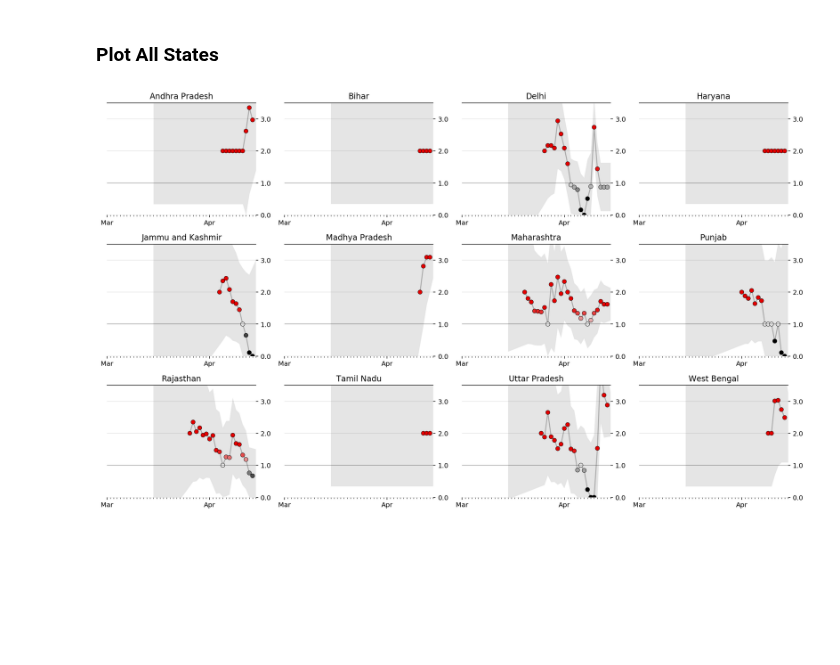
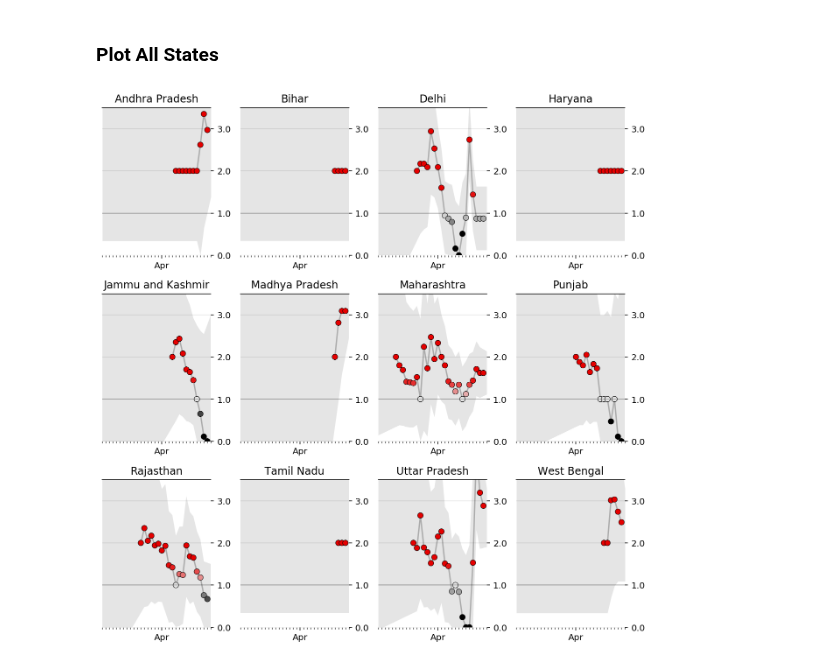
Before and after one commit to meghanabhange/CovidSeer, a Jupyter notebook: _notebooks/2020-04-14-RealtimeR0StrippedDown.ipynb, the cells around one changed output. Saved outputs shown, nothing was run; the diff lists cells and outputs as text; code cells hidden in the pictures; blank space fills up the shorter version.

Commit message:
Resize plot

```diff
--- a/_notebooks/2020-04-14-RealtimeR0StrippedDown.ipynb
+++ b/_notebooks/2020-04-14-RealtimeR0StrippedDown.ipynb
@@ -480,7 +494,7 @@ def plot_rt(result, ax, state_name):
     ax.margins(0)
     ax.set_ylim(0.0, 3.5)
     ax.set_xlim(
-        pd.Timestamp("2020-03-01"),
+        pd.Timestamp("2020-03-15"),
         result.index.get_level_values("date")[-1] + pd.Timedelta(days=1),
     )
     fig.set_facecolor("w")
@@ -530,19 +544,19 @@ Done.
 # %%
 # hide_input
 ncols = 4
 nrows = int(np.ceil(len(results) / ncols))
 
 # fig, axes = plt.subplots(nrows=nrows, ncols=ncols, figsize=(15, nrows*3))
-fig, axes = plt.subplots(nrows=nrows, ncols=ncols, figsize=(15, nrows * 3))
+fig, axes = plt.subplots(nrows=nrows, ncols=ncols, figsize=(9, nrows * 3))
 
 for i, (state_name, result) in enumerate(results.items()):
     plot_rt(result, axes.flat[i], state_name)
 
 fig.tight_layout()
 fig.set_facecolor("w")
 fig.show()
 # %% [output]
-[figure, old version]
+[figure, new version]
 # %%
 # hide
 overall = None
```
Also changed, not shown: parts of 2 cells of this notebook.
